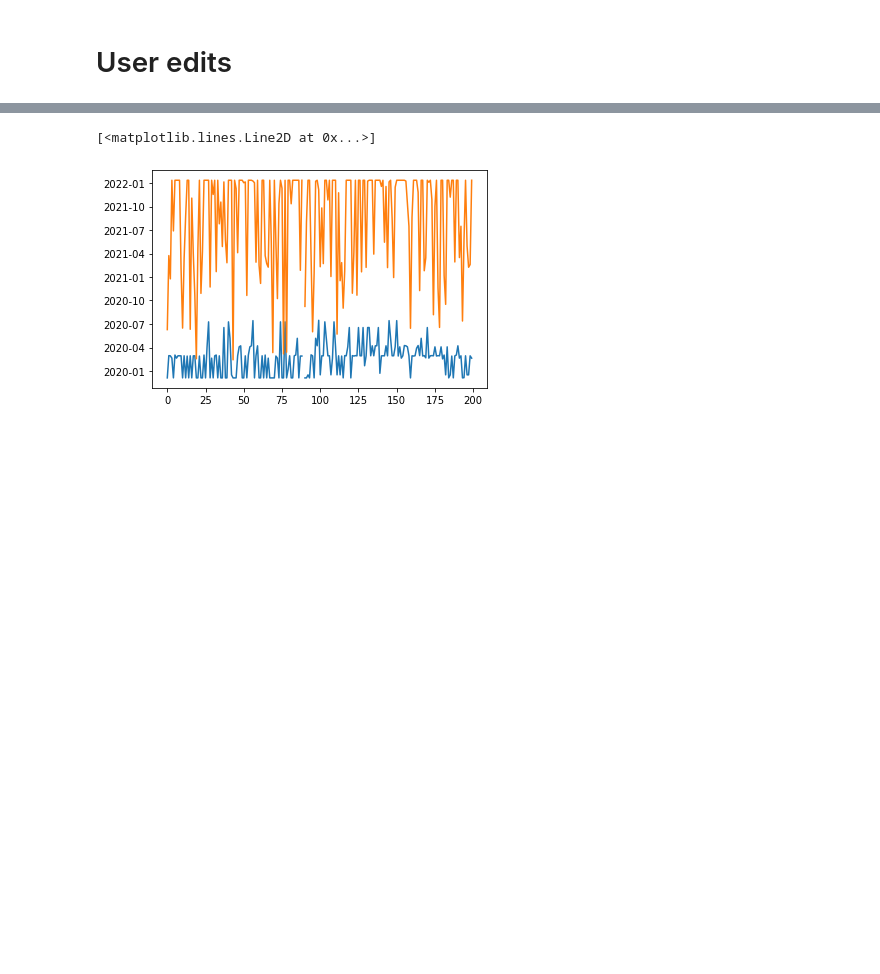
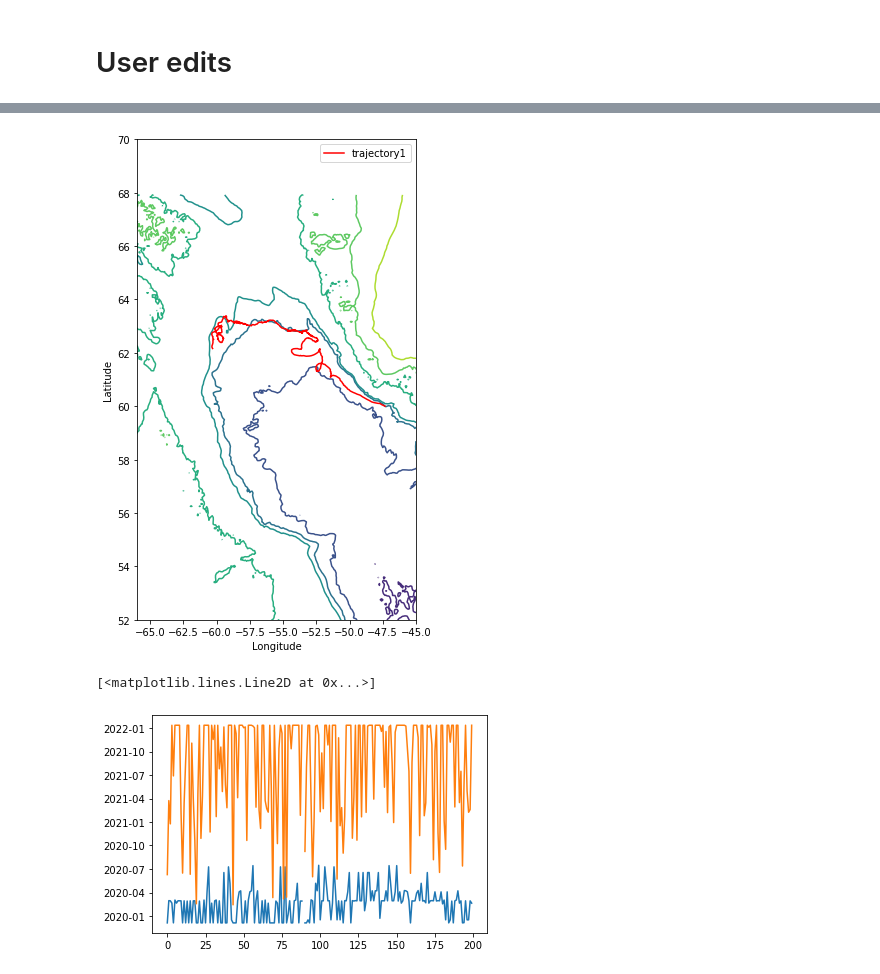
Before and after one commit to eleanorfrajka/drifters, a Jupyter notebook: 02-code/05-analyse_data.ipynb, the cells around one changed output, grey strips where cells are left out. Saved outputs shown, nothing was run; the diff lists cells and outputs as text; code cells hidden in the pictures; blank space fills up the shorter version.

Commit message:
Edited to start making plots

```diff
--- a/02-code/05-analyse_data.ipynb
+++ b/02-code/05-analyse_data.ipynb
@@ -134,0 +76,9 @@ pid(300234068243970) - Up to date processed file exists
+# %%
+#for i in range(1,1):
+i=1
+fname = 'TERIFIC_drifters'+str(i)+'.nc'
+infile_with_path = cat_proc_path(fname)
+
+ds1 = xr.open_dataset(infile_with_path)
+
+ds1
@@ -171,3 +124,37 @@ for i in range(len(PID)):
+# %%
+
+# Set a mercator aspect ratio for maps
+# This one is for figure sizes when there's only one axis
+def compute_ysize(xsize,lonlim,latlim):
+    scale_lon = np.cos(np.mean(latlim)*np.pi/180)
+    dlon = lonlim[1]-lonlim[0]
+    dlat = latlim[1]-latlim[0]
+    ysize = xsize/(dlon*scale_lon)*dlat
+    return ysize
+
+# Choose axis limits
+latlim = [52, 70]
+lonlim = [-66, -45]
+
+axes = plt.subplots(nrows=1, ncols=1)
+ax1 = plt.subplot(1,1,1)
+ax1.contour(ds_bathy.lon, ds_bathy.lat, ds_bathy.depth)
+ax1.set_ylim(latlim)
+ax1.set_xlim(lonlim)
+fig = plt.gcf()
+
+ax1.plot(lon1,lat1, color='r')
+ax1.set_xlabel('Longitude')
+ax1.set_ylabel("Latitude")
+plt.legend(['trajectory1'])
+
+
+xsize = 5
+ysize = compute_ysize(xsize, lonlim, latlim)
+
+fig.set_size_inches(xsize, ysize)
+# %% [output]
+[figure, added]
 # %%
 plt.plot(start_time)
 plt.plot(end_time)
```
Also changed, not shown: parts of 5 cells of this notebook.
